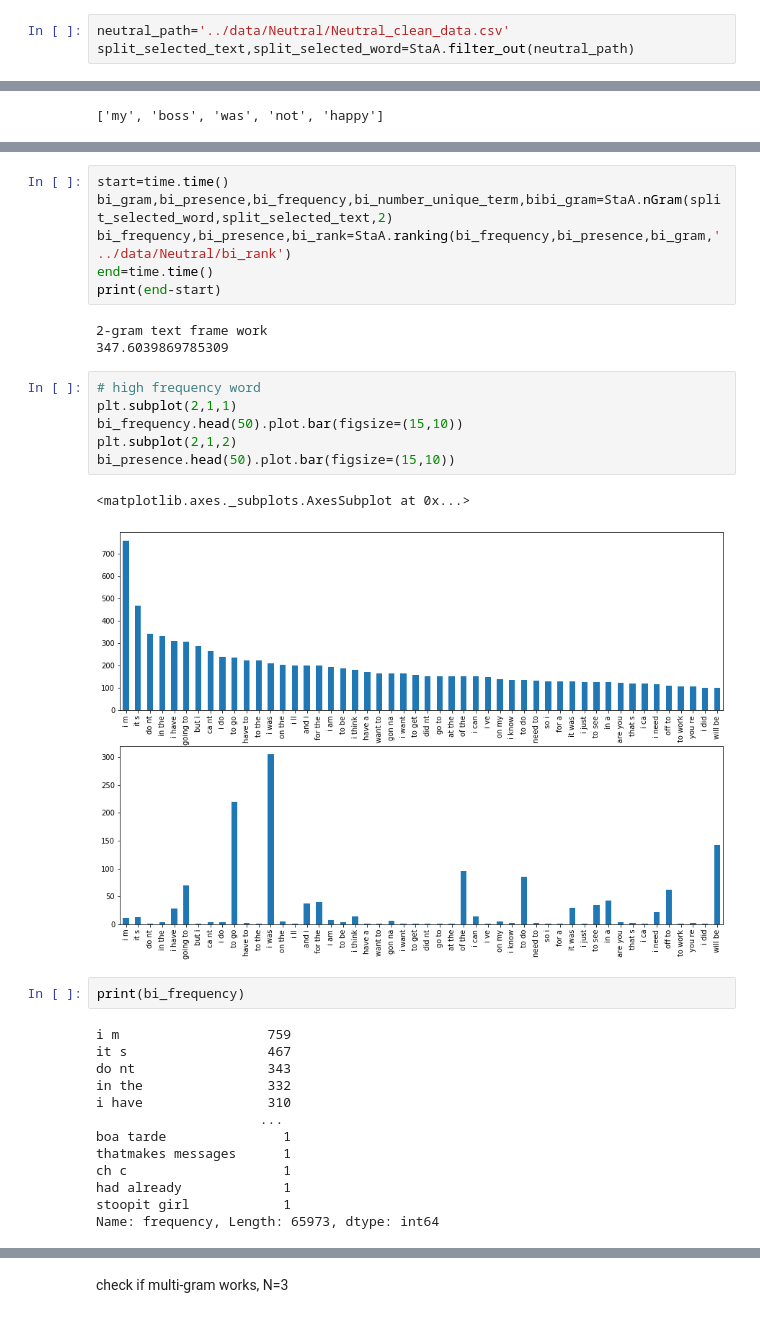
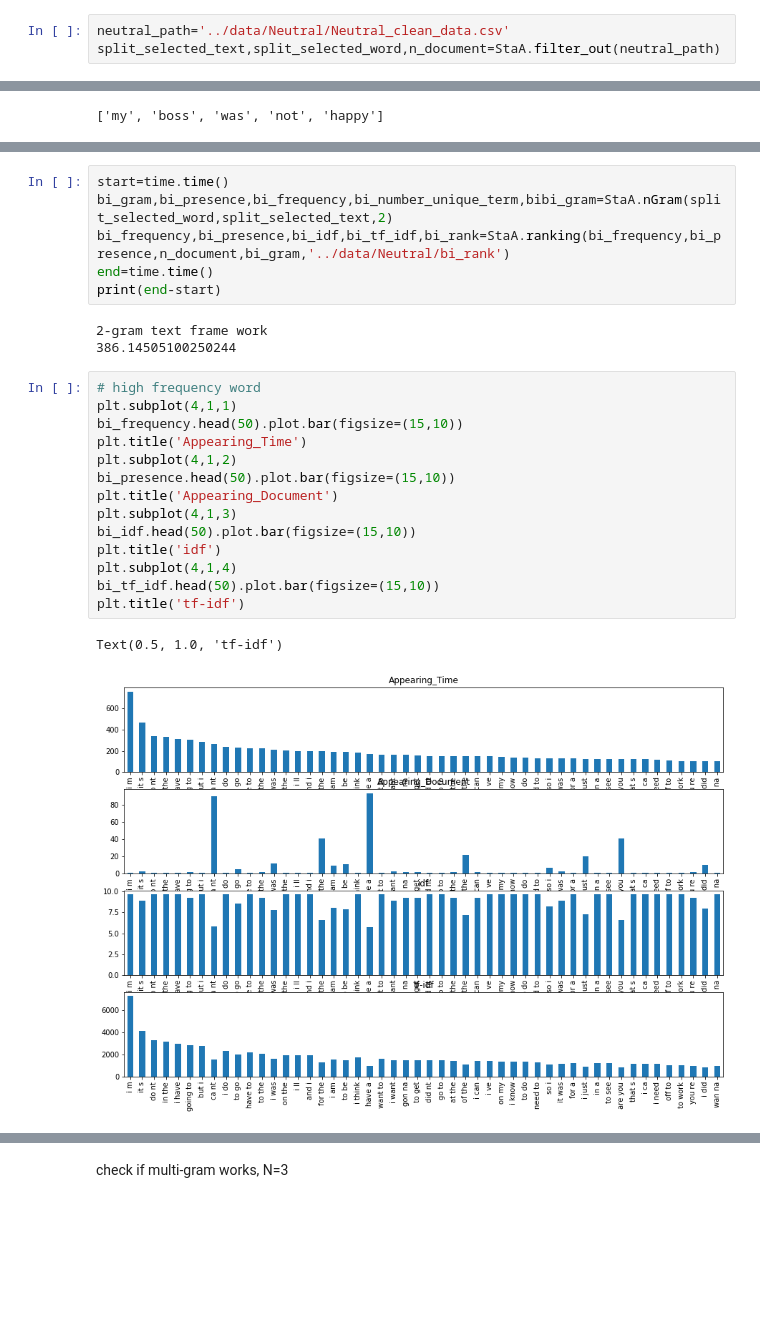
Before and after one commit to Chenghan-Sun/Senti-Extraction, a Jupyter notebook: notebook/EDA.ipynb, the cells around one changed output, grey strips where cells are left out. Drawn from its saved outputs; the diff is of its cells as text; blank space fills up the shorter version.

```diff
--- a/notebook/EDA.ipynb
+++ b/notebook/EDA.ipynb
@@ -677,7 +509,7 @@ s like a hot                      1       1.0
 ## Sentiment: Neutral
 # %%
 neutral_path='../data/Neutral/Neutral_clean_data.csv'
-split_selected_text,split_selected_word=StaA.filter_out(neutral_path)
+split_selected_text,split_selected_word,n_document=StaA.filter_out(neutral_path)
 # %% [markdown]
 check if unigram works, N=1
 # %%
@@ -773,33 +587,26 @@ onscreen          1       1.0
 # %%
 start=time.time()
 bi_gram,bi_presence,bi_frequency,bi_number_unique_term,bibi_gram=StaA.nGram(split_selected_word,split_selected_text,2)
-bi_frequency,bi_presence,bi_rank=StaA.ranking(bi_frequency,bi_presence,bi_gram,'../data/Neutral/bi_rank')
+bi_frequency,bi_presence,bi_idf,bi_tf_idf,bi_rank=StaA.ranking(bi_frequency,bi_presence,n_document,bi_gram,'../data/Neutral/bi_rank')
 end=time.time()
 print(end-start)
 # %% [output]
 2-gram text frame work
-347.6039869785309
+386.14505100250244
 # %%
 # high frequency word
-plt.subplot(2,1,1)
+plt.subplot(4,1,1)
 bi_frequency.head(50).plot.bar(figsize=(15,10))
-plt.subplot(2,1,2)
+plt.title('Appearing_Time')
+plt.subplot(4,1,2)
 bi_presence.head(50).plot.bar(figsize=(15,10))
+plt.title('Appearing_Document')
+plt.subplot(4,1,3)
+bi_idf.head(50).plot.bar(figsize=(15,10))
+plt.title('idf')
+plt.subplot(4,1,4)
+bi_tf_idf.head(50).plot.bar(figsize=(15,10))
+plt.title('tf-idf')
 # %% [output]
-<matplotlib.axes._subplots.AxesSubplot at 0x...>
+Text(0.5, 1.0, 'tf-idf')
-[figure, old version]
+[figure, new version]
-# %%
-print(bi_frequency)
-# %% [output]
-i m                   759
-it s                  467
-do nt                 343
-in the                332
-i have                310
-                     ...
-boa tarde               1
-thatmakes messages      1
-ch c                    1
-had already             1
-stoopit girl            1
-Name: frequency, Length: 65973, dtype: int64
```
Also changed, not shown: parts of 62 cells of this notebook.
